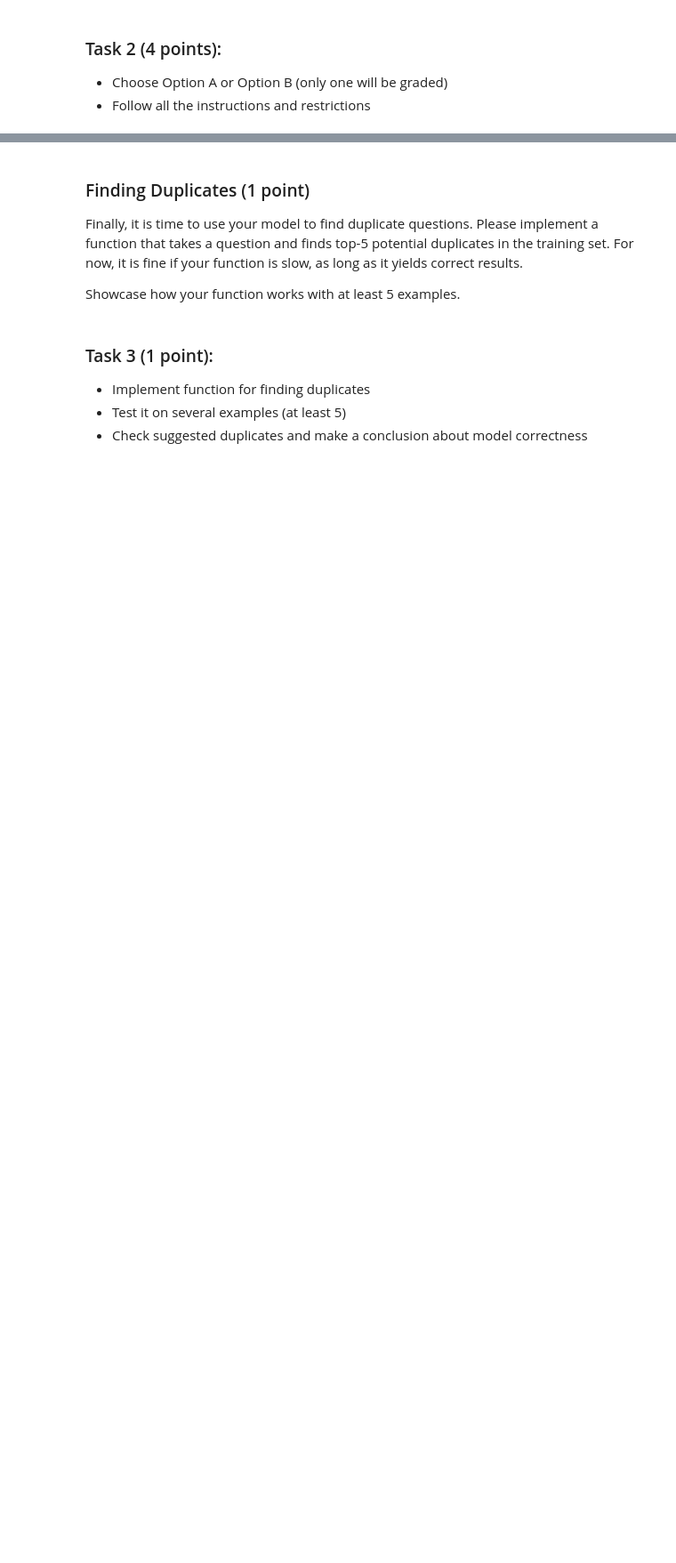
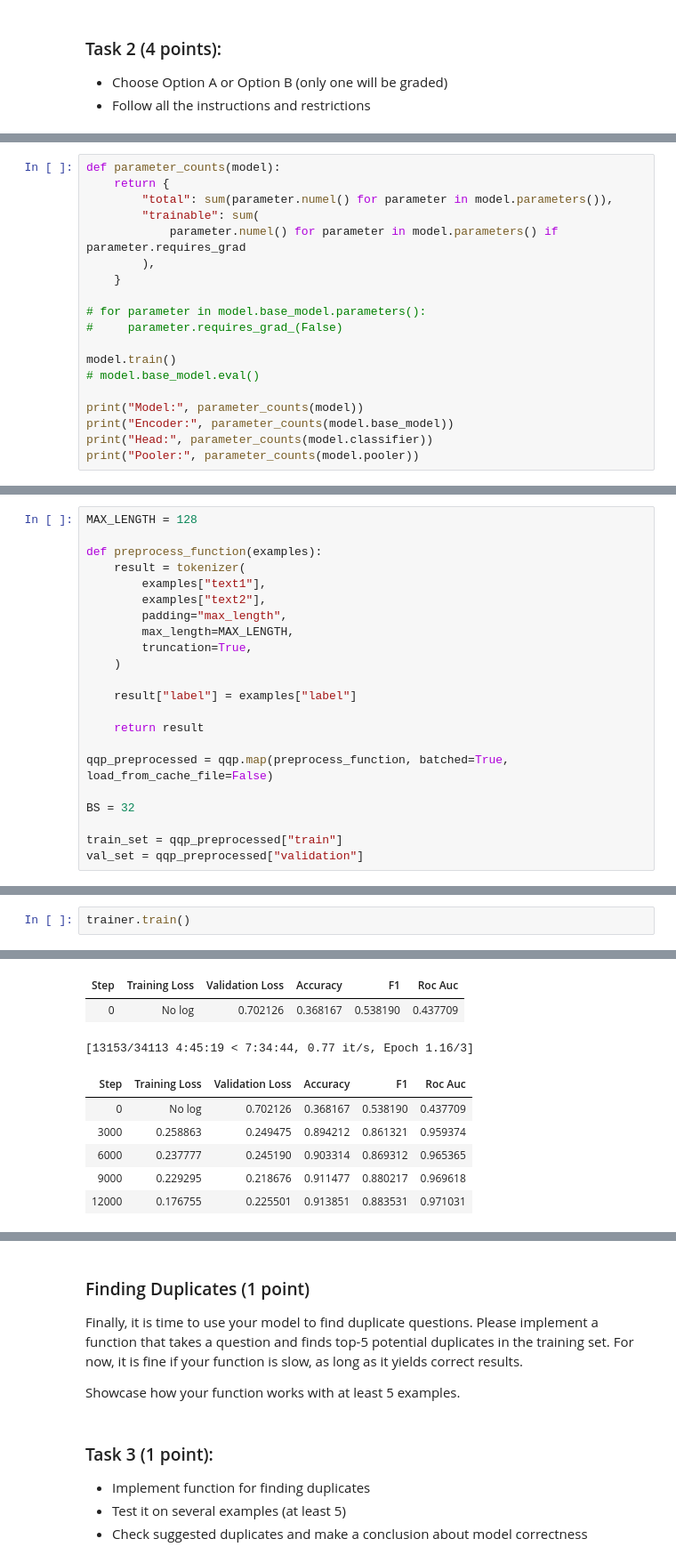
Before and after one commit to cybberowl/nlp_course, a Jupyter notebook: week04_transfer/homework.ipynb, the cells around one changed output, grey strips where cells are left out. Shown at 89% size. Cells and saved outputs as stored; diff of their text form; blank space fills up the shorter version.

```diff
--- a/week04_transfer/homework.ipynb
+++ b/week04_transfer/homework.ipynb
@@ -119,0 +221,19 @@ __Option B:__ compare at least 3 pre-finetuned models (in addition to the above
+# %%
+def parameter_counts(model):
+    return {
+        "total": sum(parameter.numel() for parameter in model.parameters()),
+        "trainable": sum(
+            parameter.numel() for parameter in model.parameters() if parameter.requires_grad
+        ),
+    }
+
+# for parameter in model.base_model.parameters():
+#     parameter.requires_grad_(False)
+
+model.train()
+# model.base_model.eval()
+
+print("Model:", parameter_counts(model))
+print("Encoder:", parameter_counts(model.base_model))
+print("Head:", parameter_counts(model.classifier))
+print("Pooler:", parameter_counts(model.pooler))
@@ -119,0 +245,22 @@ __Option B:__ compare at least 3 pre-finetuned models (in addition to the above
+# %%
+MAX_LENGTH = 128
+
+def preprocess_function(examples):
+    result = tokenizer(
+        examples["text1"],
+        examples["text2"],
+        padding="max_length",
+        max_length=MAX_LENGTH,
+        truncation=True,
+    )
+
+    result["label"] = examples["label"]
+
+    return result
+
+qqp_preprocessed = qqp.map(preprocess_function, batched=True, load_from_cache_file=False)
+
+BS = 32
+
+train_set = qqp_preprocessed["train"]
+val_set = qqp_preprocessed["validation"]
@@ -119,0 +330,3 @@ __Option B:__ compare at least 3 pre-finetuned models (in addition to the above
+# %%
+trainer.train()
+# %% [output]
@@ -119,0 +334,9 @@ __Option B:__ compare at least 3 pre-finetuned models (in addition to the above
+| Step | Training Loss | Validation Loss | Accuracy | F1 | Roc Auc |
+| 0 | No log | 0.702126 | 0.368167 | 0.538190 | 0.437709 |
+[13153/34113 4:45:19 < 7:34:44, 0.77 it/s, Epoch 1.16/3]
+| Step | Training Loss | Validation Loss | Accuracy | F1 | Roc Auc |
+| 0 | No log | 0.702126 | 0.368167 | 0.538190 | 0.437709 |
+| 3000 | 0.258863 | 0.249475 | 0.894212 | 0.861321 | 0.959374 |
+| 6000 | 0.237777 | 0.245190 | 0.903314 | 0.869312 | 0.965365 |
+| 9000 | 0.229295 | 0.218676 | 0.911477 | 0.880217 | 0.969618 |
+| 12000 | 0.176755 | 0.225501 | 0.913851 | 0.883531 | 0.971031 |
```
Also changed, not shown: parts of 42 cells of this notebook.
